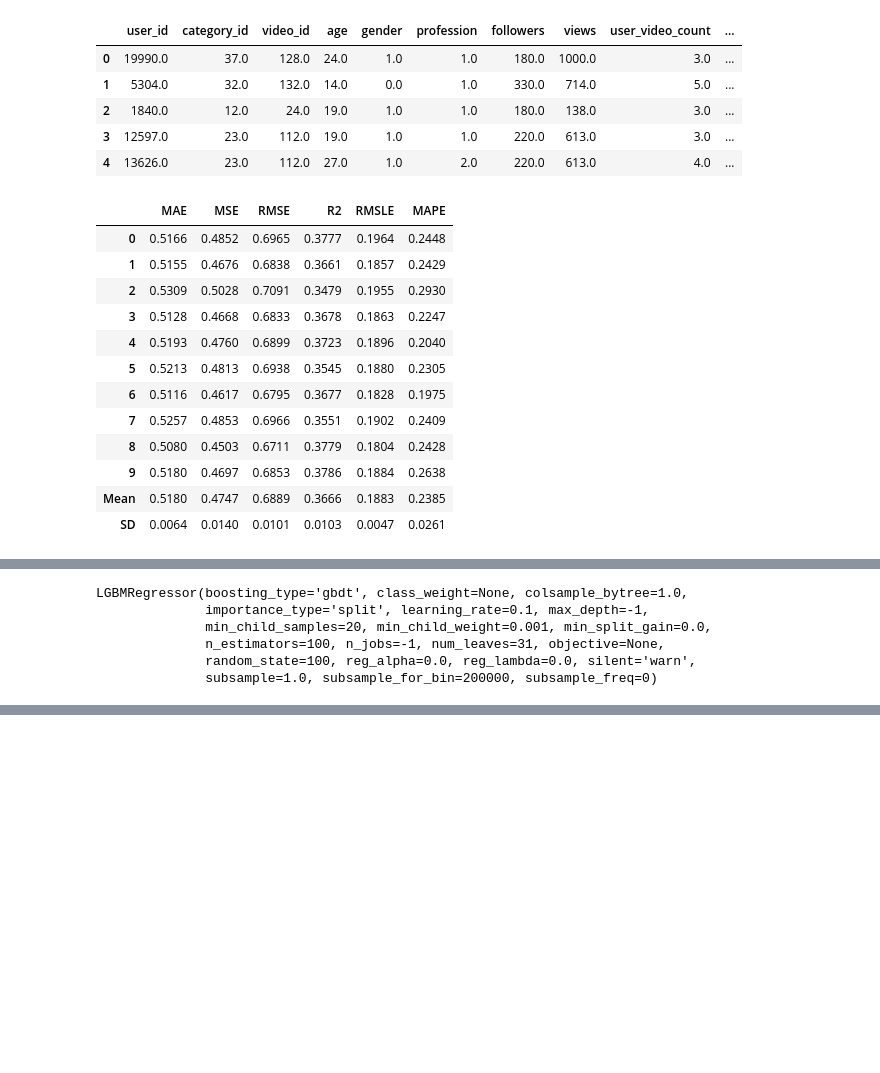
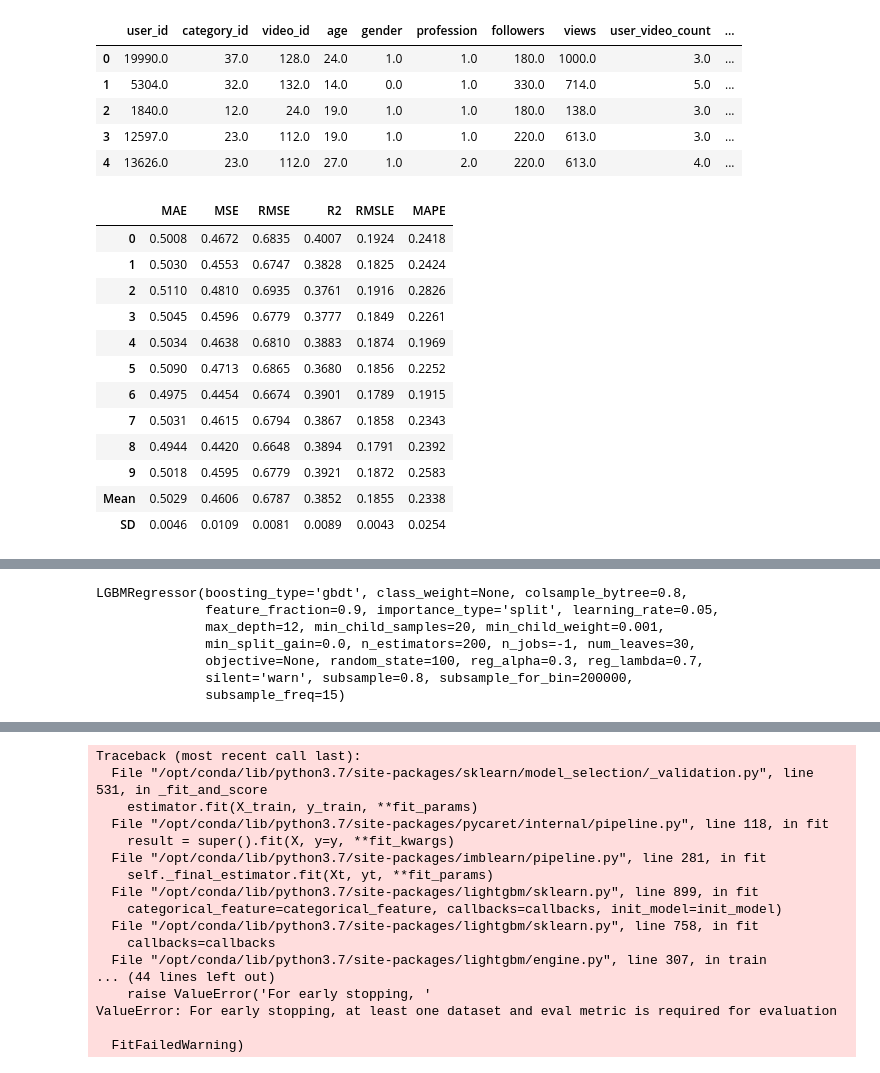
Before and after one commit to baskarsambandamurthy/jobathon-feb-2022, a Jupyter notebook: jobathon-feb-2022-preproc.ipynb, the cells around one changed output, grey strips where cells are left out. Drawn from its saved outputs; the diff is of its cells as text; code cells hidden in the pictures; blank space fills up the shorter version.

```diff
--- a/jobathon-feb-2022-preproc.ipynb
+++ b/jobathon-feb-2022-preproc.ipynb
@@ -297,21 +296,34 @@ X.head()
 | 2 | 1840.0 | 12.0 | 24.0 | 19.0 | 1.0 | 1.0 | 180.0 | 138.0 | 3.0 | ... |
 | 3 | 12597.0 | 23.0 | 112.0 | 19.0 | 1.0 | 1.0 | 220.0 | 613.0 | 3.0 | ... |
 | 4 | 13626.0 | 23.0 | 112.0 | 27.0 | 1.0 | 2.0 | 220.0 | 613.0 | 4.0 | ... |
+# %%
+ params = {
+     'subsample': 0.8,
+     'colsample_bytree': 0.8,
+    'subsample_freq': 15,
+    'learning_rate': 0.05,
+    'feature_fraction': 0.9,
+     'max_depth': 12,
+    'num_leaves': 30,
+    'reg_alpha': 0.3,
+    'reg_lambda': 0.7,
+     'n_estimators': 200,
+ }
 # %%
 %%time
-lgbm = create_model('lightgbm')
+lgbm = create_model('lightgbm',**params)
 lgbm
 # %% [output]
 |  | MAE | MSE | RMSE | R2 | RMSLE | MAPE |
-| 0 | 0.5166 | 0.4852 | 0.6965 | 0.3777 | 0.1964 | 0.2448 |
-| 1 | 0.5155 | 0.4676 | 0.6838 | 0.3661 | 0.1857 | 0.2429 |
-| 2 | 0.5309 | 0.5028 | 0.7091 | 0.3479 | 0.1955 | 0.2930 |
-| 3 | 0.5128 | 0.4668 | 0.6833 | 0.3678 | 0.1863 | 0.2247 |
-| 4 | 0.5193 | 0.4760 | 0.6899 | 0.3723 | 0.1896 | 0.2040 |
-| 5 | 0.5213 | 0.4813 | 0.6938 | 0.3545 | 0.1880 | 0.2305 |
-| 6 | 0.5116 | 0.4617 | 0.6795 | 0.3677 | 0.1828 | 0.1975 |
-| 7 | 0.5257 | 0.4853 | 0.6966 | 0.3551 | 0.1902 | 0.2409 |
-| 8 | 0.5080 | 0.4503 | 0.6711 | 0.3779 | 0.1804 | 0.2428 |
-| 9 | 0.5180 | 0.4697 | 0.6853 | 0.3786 | 0.1884 | 0.2638 |
-| Mean | 0.5180 | 0.4747 | 0.6889 | 0.3666 | 0.1883 | 0.2385 |
-| SD | 0.0064 | 0.0140 | 0.0101 | 0.0103 | 0.0047 | 0.0261 |
+| 0 | 0.5008 | 0.4672 | 0.6835 | 0.4007 | 0.1924 | 0.2418 |
+| 1 | 0.5030 | 0.4553 | 0.6747 | 0.3828 | 0.1825 | 0.2424 |
+| 2 | 0.5110 | 0.4810 | 0.6935 | 0.3761 | 0.1916 | 0.2826 |
+| 3 | 0.5045 | 0.4596 | 0.6779 | 0.3777 | 0.1849 | 0.2261 |
+| 4 | 0.5034 | 0.4638 | 0.6810 | 0.3883 | 0.1874 | 0.1969 |
+| 5 | 0.5090 | 0.4713 | 0.6865 | 0.3680 | 0.1856 | 0.2252 |
+| 6 | 0.4975 | 0.4454 | 0.6674 | 0.3901 | 0.1789 | 0.1915 |
+| 7 | 0.5031 | 0.4615 | 0.6794 | 0.3867 | 0.1858 | 0.2343 |
+| 8 | 0.4944 | 0.4420 | 0.6648 | 0.3894 | 0.1791 | 0.2392 |
+| 9 | 0.5018 | 0.4595 | 0.6779 | 0.3921 | 0.1872 | 0.2583 |
+| Mean | 0.5029 | 0.4606 | 0.6787 | 0.3852 | 0.1855 | 0.2338 |
+| SD | 0.0046 | 0.0109 | 0.0081 | 0.0089 | 0.0043 | 0.0254 |
@@ -320,6 +332,7 @@ Wall time: 2.3 s
-LGBMRegressor(boosting_type='gbdt', class_weight=None, colsample_bytree=1.0,
-              importance_type='split', learning_rate=0.1, max_depth=-1,
-              min_child_samples=20, min_child_weight=0.001, min_split_gain=0.0,
-              n_estimators=100, n_jobs=-1, num_leaves=31, objective=None,
-              random_state=100, reg_alpha=0.0, reg_lambda=0.0, silent='warn',
-              subsample=1.0, subsample_for_bin=200000, subsample_freq=0)
+LGBMRegressor(boosting_type='gbdt', class_weight=None, colsample_bytree=0.8,
+              feature_fraction=0.9, importance_type='split', learning_rate=0.05,
+              max_depth=12, min_child_samples=20, min_child_weight=0.001,
+              min_split_gain=0.0, n_estimators=200, n_jobs=-1, num_leaves=30,
+              objective=None, random_state=100, reg_alpha=0.3, reg_lambda=0.7,
+              silent='warn', subsample=0.8, subsample_for_bin=200000,
+              subsample_freq=15)
@@ -325,0 +353,17 @@ LGBMRegressor(boosting_type='gbdt', class_weight=None, colsample_bytree=1.0,
+Traceback (most recent call last):
+  File "/opt/conda/lib/python3.7/site-packages/sklearn/model_selection/_validation.py", line 531, in _fit_and_score
+    estimator.fit(X_train, y_train, **fit_params)
+  File "/opt/conda/lib/python3.7/site-packages/pycaret/internal/pipeline.py", line 118, in fit
+    result = super().fit(X, y=y, **fit_kwargs)
+  File "/opt/conda/lib/python3.7/site-packages/imblearn/pipeline.py", line 281, in fit
+    self._final_estimator.fit(Xt, yt, **fit_params)
+  File "/opt/conda/lib/python3.7/site-packages/lightgbm/sklearn.py", line 899, in fit
+    categorical_feature=categorical_feature, callbacks=callbacks, init_model=init_model)
+  File "/opt/conda/lib/python3.7/site-packages/lightgbm/sklearn.py", line 758, in fit
+    callbacks=callbacks
+  File "/opt/conda/lib/python3.7/site-packages/lightgbm/engine.py", line 307, in train
+... (44 lines left out)
+    raise ValueError('For early stopping, '
+ValueError: For early stopping, at least one dataset and eval metric is required for evaluation
+
+  FitFailedWarning)
```
Also changed, not shown: parts of 17 cells of this notebook.
